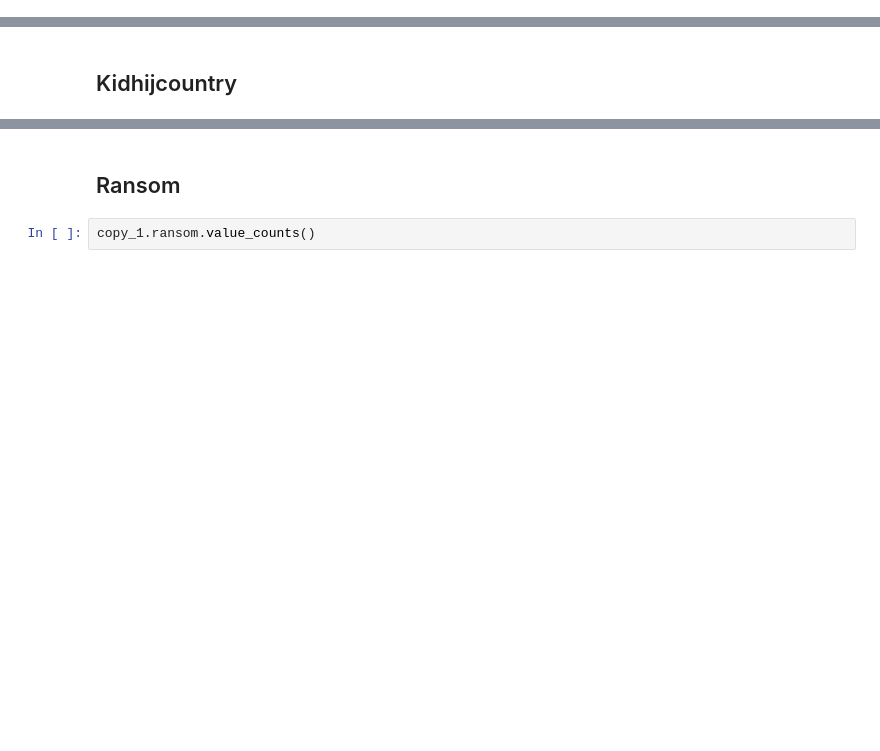
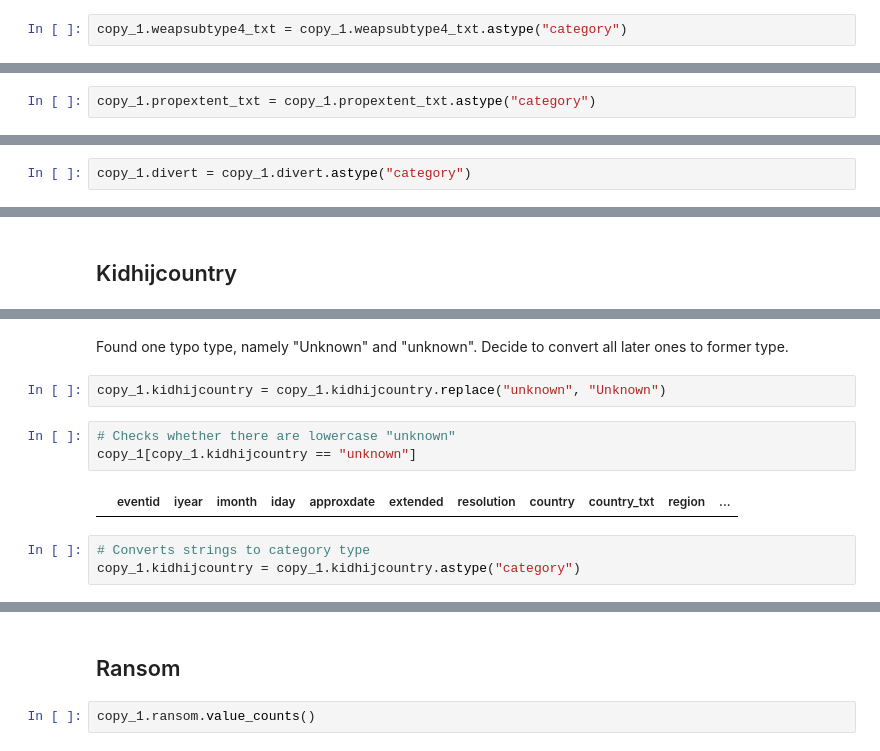
Before and after one commit to Achaad/data-mining-terrorism, a Jupyter notebook: Terrorism project.ipynb, the cells around one changed output, grey strips where cells are left out. Cells and saved outputs as stored; diff of their text form; blank space fills up the shorter version.

```diff
--- a/Terrorism project.ipynb
+++ b/Terrorism project.ipynb
@@ -689,0 +904,2 @@ del copy_1["weapsubtype4_txt"]
+# %%
+copy_1.weapsubtype4_txt = copy_1.weapsubtype4_txt.astype("category")
@@ -902,0 +1139,2 @@ del copy_1["propextent_txt"]
+# %%
+copy_1.propextent_txt = copy_1.propextent_txt.astype("category")
@@ -1085,4 +1331,6 @@ copy_1[copy_1.ndays == 2454]
 The event did occur
 # %% [markdown]
 ## Divert
+# %%
+copy_1.divert = copy_1.divert.astype("category")
 # %%
@@ -1129,0 +1388,12 @@ Name: kidhijcountry, Length: 217, dtype: int64
+# %% [markdown]
+Found one typo type, namely "Unknown" and "unknown". Decide to convert all later ones to former type.
+# %%
+copy_1.kidhijcountry = copy_1.kidhijcountry.replace("unknown", "Unknown")
+# %%
+# Checks whether there are lowercase "unknown"
+copy_1[copy_1.kidhijcountry == "unknown"]
+# %% [output]
+|  | eventid | iyear | imonth | iday | approxdate | extended | resolution | country | country_txt | region | ... |
+# %%
+# Converts strings to category type
+copy_1.kidhijcountry = copy_1.kidhijcountry.astype("category")
```
Also changed, not shown: parts of 52 cells of this notebook.
